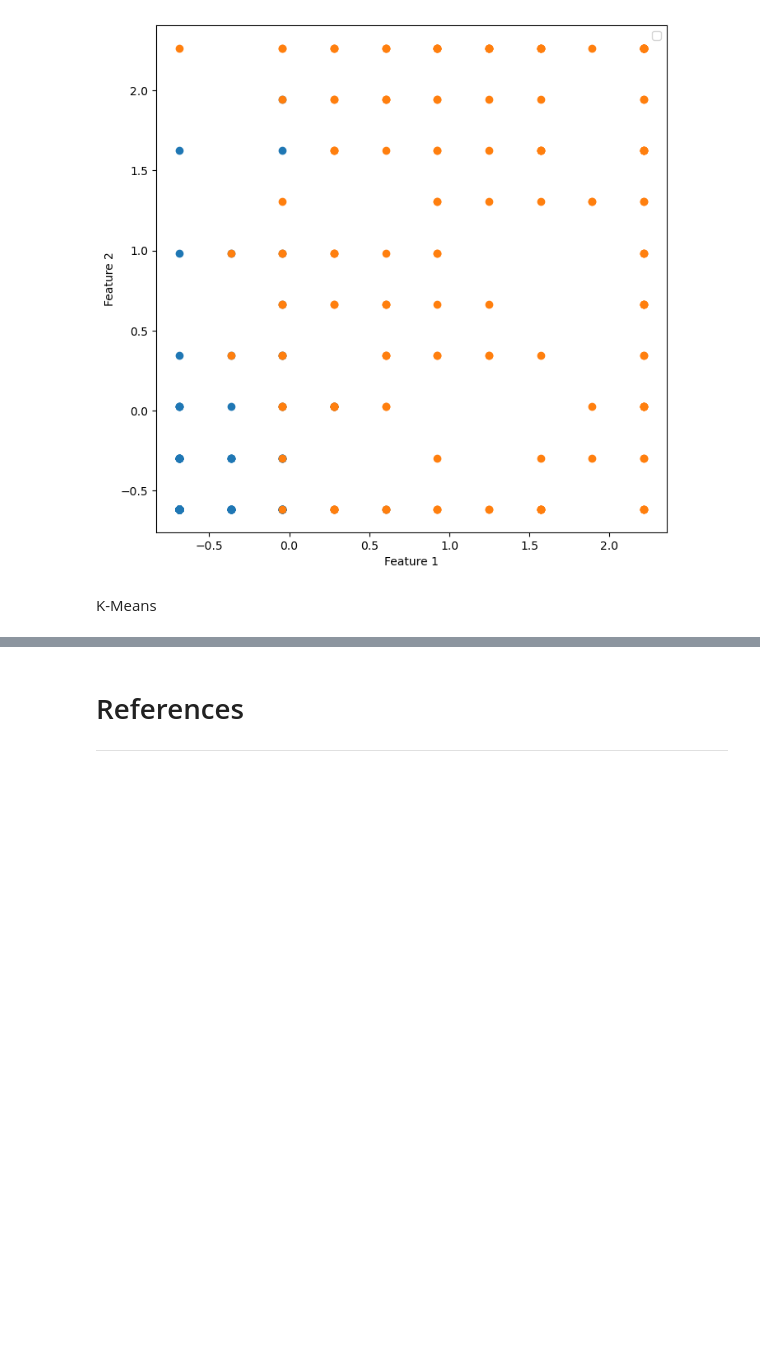
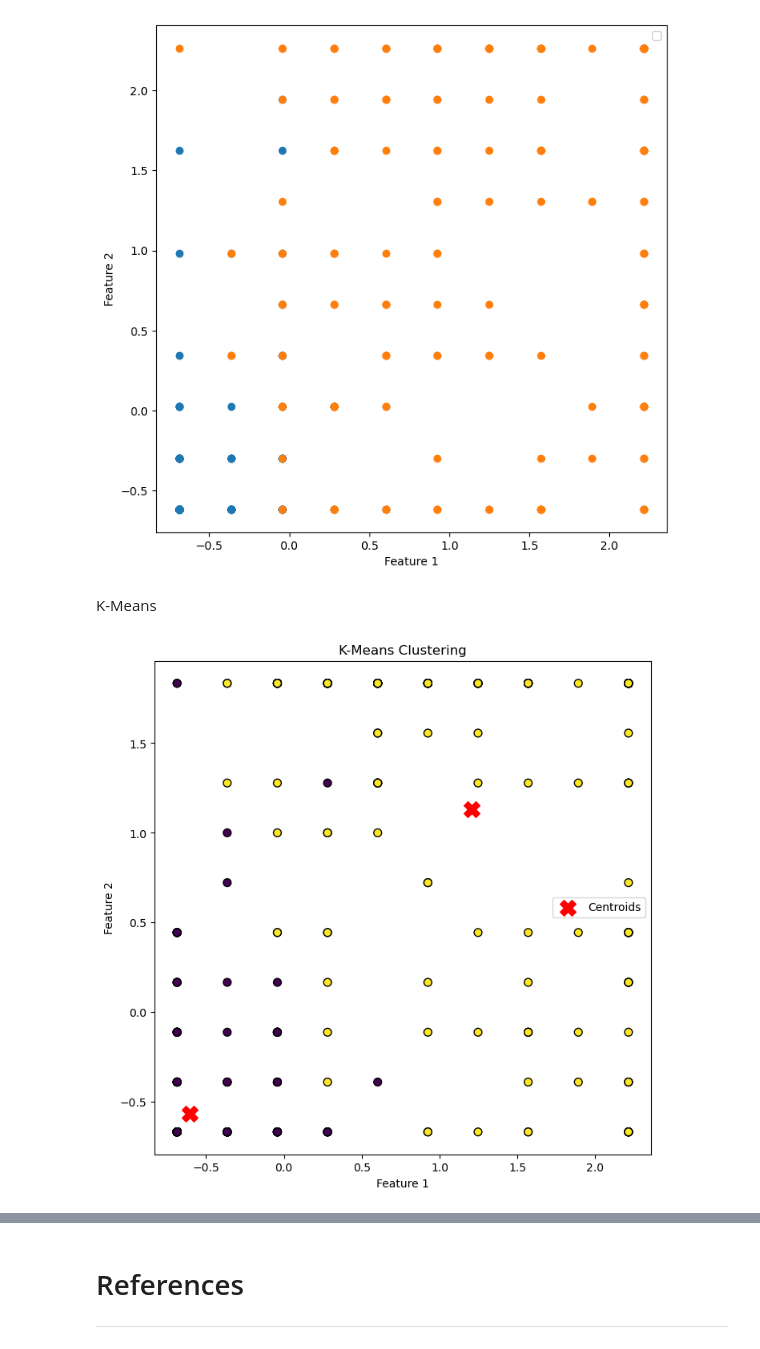
Before and after one commit to HamzaElshafie/MLiS-Project, a Jupyter notebook: MLiS_Project.ipynb, the cells around one changed output, grey strips where cells are left out. Drawn from its saved outputs; the diff is of its cells as text; code cells hidden in the pictures; blank space fills up the shorter version.

```diff
--- a/MLiS_Project.ipynb
+++ b/MLiS_Project.ipynb
@@ -826,32 +826,34 @@ centroids = X_train_scaled[np.random.choice(len(X_train_scaled), k, replace=Fals
 max_iterations = 10000
 
 for _ in range(max_iterations):
     # Calculate distances between data points and centroids
     distances = np.sqrt(np.sum((X_train_scaled[:, np.newaxis] - centroids) ** 2, axis=2))
 
     # Assign each data point to the closest centroid
     labels = np.argmin(distances, axis=1)
 
     # Update centroids
     new_centroids = np.array([X_train_scaled[labels == idx].mean(axis=0) for idx in range(k)])
 
     # Check for convergence
     if np.all(new_centroids == centroids):
         break
 
     centroids = new_centroids
 
 # Create a 2D scatter plot
 plt.figure(figsize=(8, 8))
 
 # Scatter plot for the first two features
-plt.scatter(X_train_scaled[:, 0], X_train_scaled[:, 1], c=labels, cmap='viridis', edgecolors='k', s=50)
+plt.scatter(X_train_scaled[:, 1], X_train_scaled[:, 5], c=labels, cmap='viridis', edgecolors='k', s=50)
 
 # Plot centroids (optional)
-plt.scatter(centroids[:, 0], centroids[:, 1], c='red', marker='X', s=200, label='Centroids')
+plt.scatter(centroids[:, 1], centroids[:, 5], c='red', marker='X', s=200, label='Centroids')
 
 plt.title('K-Means Clustering')
 plt.xlabel('Feature 1')
 plt.ylabel('Feature 2')
 plt.legend()
 plt.show()
+# %% [output]
+[figure, added]
```
Also changed, not shown: parts of 1 cell of this notebook.
